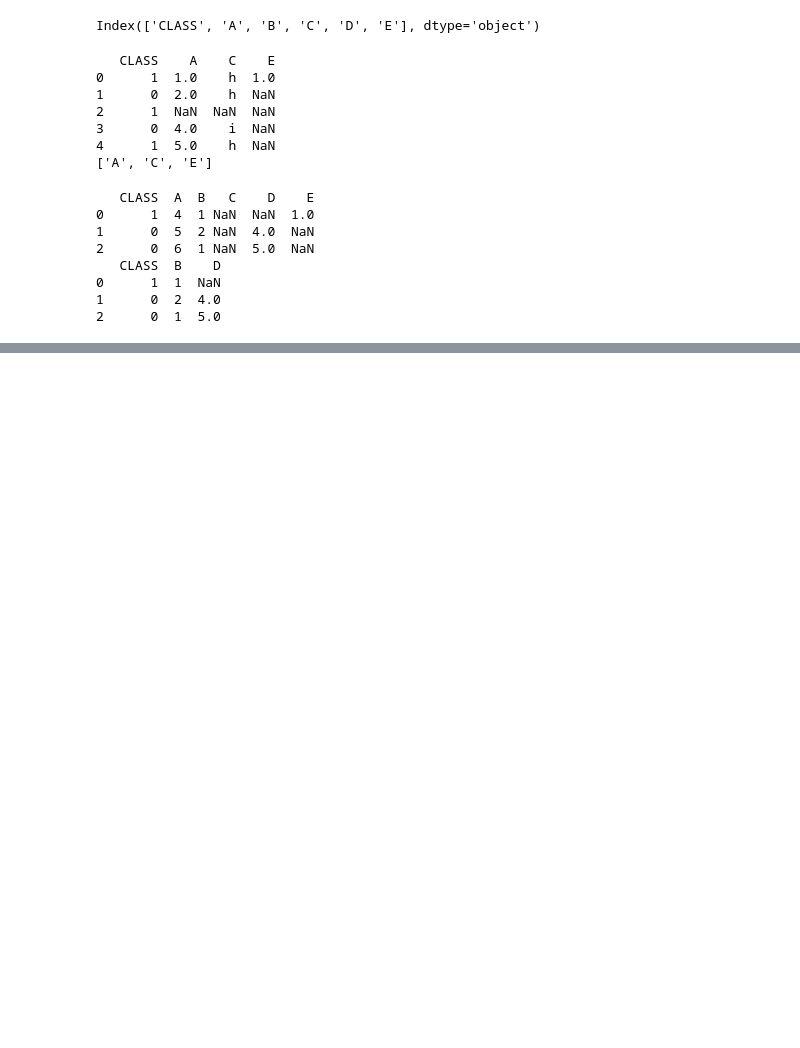
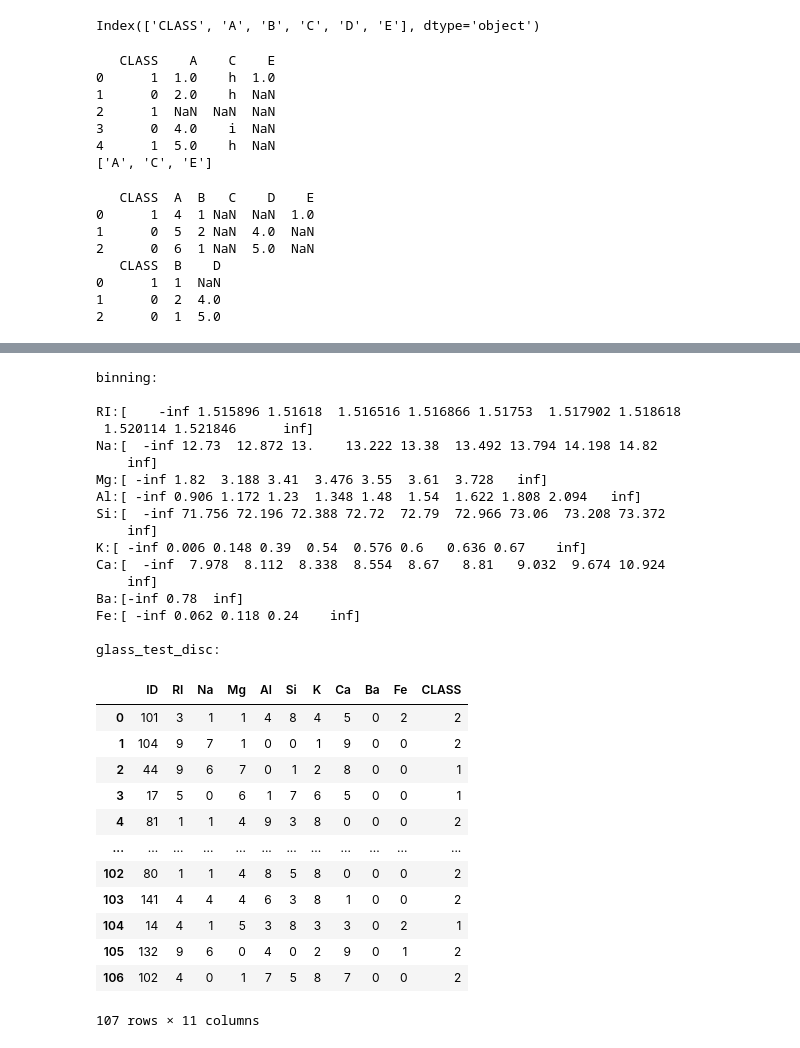
Before and after one commit to zzheng2020/ID2214-HT21-Programming-for-Data-Science, a Jupyter notebook: Assignment1/Assignment1-ZihengZhang.ipynb, the cells around one changed output, grey strips where cells are left out. Cells and saved outputs as stored; diff of their text form; code cells hidden in the pictures; blank space fills up the shorter version.

Commit message:
finished assignment 2 question 1

```diff
--- a/Assignment1/Assignment1-ZihengZhang.ipynb
+++ b/Assignment1/Assignment1-ZihengZhang.ipynb
@@ -159,7 +164,7 @@ def create_normalization(df,normalizationtype="minmax"):
 #             print(index,row)
             if index in ["ID","CLASS"]:
                 continue
-            normalization[index]=("minmax",row.min(),row.max())
+            normalization[index]=("minmax",row.mincreate_normalization(),row.max())
     if normalizationtype == "zscore":
         print("zscore mode")
         normalized_df = (df-df.mean())/df.std()
@@ -262,8 +339,9 @@ def apply_imputation(df, imputation):
 # %%
 # Test your code (leave this part unchanged)
 
-anneal_train_df = pd.read_csv("anneal_train.csv")
-anneal_test_df = pd.read_csv("anneal_test.csv")
+anneal_train_df = pd.read_csv("/Users/zhangziheng/OneDrive/KTH/ID2214 HT21 Programming for Data Science/Assignment1/anneal_train.csv")
+anneal_test_df = pd.read_csv("/Users/zhangziheng/OneDrive/KTH/ID2214 HT21 Programming for Data Science/Assignment1/anneal_test.csv")
+
 
 anneal_train_imp, imputation = create_imputation(anneal_train_df)
 anneal_test_imp = apply_imputation(anneal_test_df,imputation)
@@ -278,0 +483,56 @@ print("\nNo. of replaced missing values in test data:\n{}".format(anneal_test_im
+# %%
+def apply_bins(df, binning):
+    my_df = df.copy()
+    bins = {}
+    for column in binning:
+        my_df[column] = pd.cut(my_df[column], binning[column], labels=False)
+        my_df[column] = my_df[column].astype("category")
+        my_df[column] = my_df[column].cat.set_categories([str(i) for i in my_df[column].cat.categories], rename = True)
+    my_df = my_df.astype("category")
+    return my_df
+# %%
+# Test your code  (leave this part unchanged)
+
+glass_train_df = pd.read_csv("/Users/zhangziheng/OneDrive/KTH/ID2214 HT21 Programming for Data Science/Assignment1/glass_train.csv")
+
+glass_test_df = pd.read_csv("/Users/zhangziheng/OneDrive/KTH/ID2214 HT21 Programming for Data Science/Assignment1/glass_test.csv")
+
+glass_train_disc, binning = create_bins(glass_train_df,nobins=10,bintype="equal-size")
+print("binning:\n")
+for f in binning:
+    print("{}:{}".format(f,binning[f]))
+
+glass_test_disc = apply_bins(glass_test_df,binning)
+print("\nglass_test_disc:\n")
+glass_test_disc
+# %% [output]
+binning:
+
+RI:[    -inf 1.515896 1.51618  1.516516 1.516866 1.51753  1.517902 1.518618
+ 1.520114 1.521846      inf]
+Na:[  -inf 12.73  12.872 13.    13.222 13.38  13.492 13.794 14.198 14.82
+    inf]
+Mg:[ -inf 1.82  3.188 3.41  3.476 3.55  3.61  3.728   inf]
+Al:[ -inf 0.906 1.172 1.23  1.348 1.48  1.54  1.622 1.808 2.094   inf]
+Si:[  -inf 71.756 72.196 72.388 72.72  72.79  72.966 73.06  73.208 73.372
+    inf]
+K:[ -inf 0.006 0.148 0.39  0.54  0.576 0.6   0.636 0.67    inf]
+Ca:[  -inf  7.978  8.112  8.338  8.554  8.67   8.81   9.032  9.674 10.924
+    inf]
+Ba:[-inf 0.78  inf]
+Fe:[ -inf 0.062 0.118 0.24    inf]
+
+glass_test_disc:
+|  | ID | RI | Na | Mg | Al | Si | K | Ca | Ba | Fe | CLASS |
+| 0 | 101 | 3 | 1 | 1 | 4 | 8 | 4 | 5 | 0 | 2 | 2 |
+| 1 | 104 | 9 | 7 | 1 | 0 | 0 | 1 | 9 | 0 | 0 | 2 |
+| 2 | 44 | 9 | 6 | 7 | 0 | 1 | 2 | 8 | 0 | 0 | 1 |
+| 3 | 17 | 5 | 0 | 6 | 1 | 7 | 6 | 5 | 0 | 0 | 1 |
+| 4 | 81 | 1 | 1 | 4 | 9 | 3 | 8 | 0 | 0 | 0 | 2 |
+| ... | ... | ... | ... | ... | ... | ... | ... | ... | ... | ... | ... |
+| 102 | 80 | 1 | 1 | 4 | 8 | 5 | 8 | 0 | 0 | 0 | 2 |
+| 103 | 141 | 4 | 4 | 4 | 6 | 3 | 8 | 1 | 0 | 0 | 2 |
+| 104 | 14 | 4 | 1 | 5 | 3 | 8 | 3 | 3 | 0 | 2 | 1 |
+| 105 | 132 | 9 | 6 | 0 | 4 | 0 | 2 | 9 | 0 | 1 | 2 |
+| 106 | 102 | 4 | 0 | 1 | 7 | 5 | 8 | 7 | 0 | 0 | 2 |
+107 rows × 11 columns
```
Also changed, not shown: parts of 17 cells of this notebook, 10 other files.
